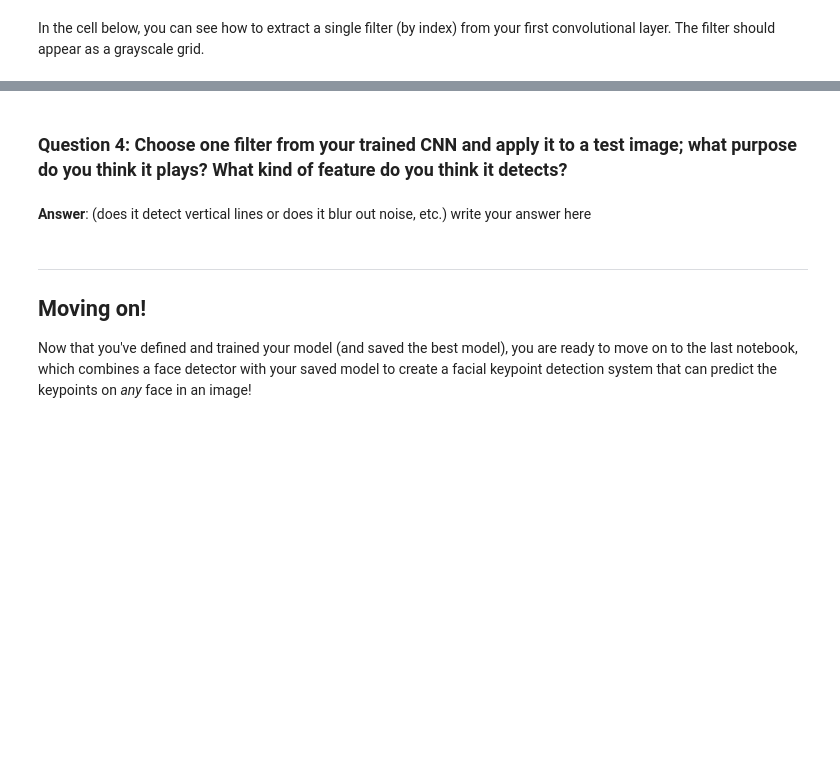
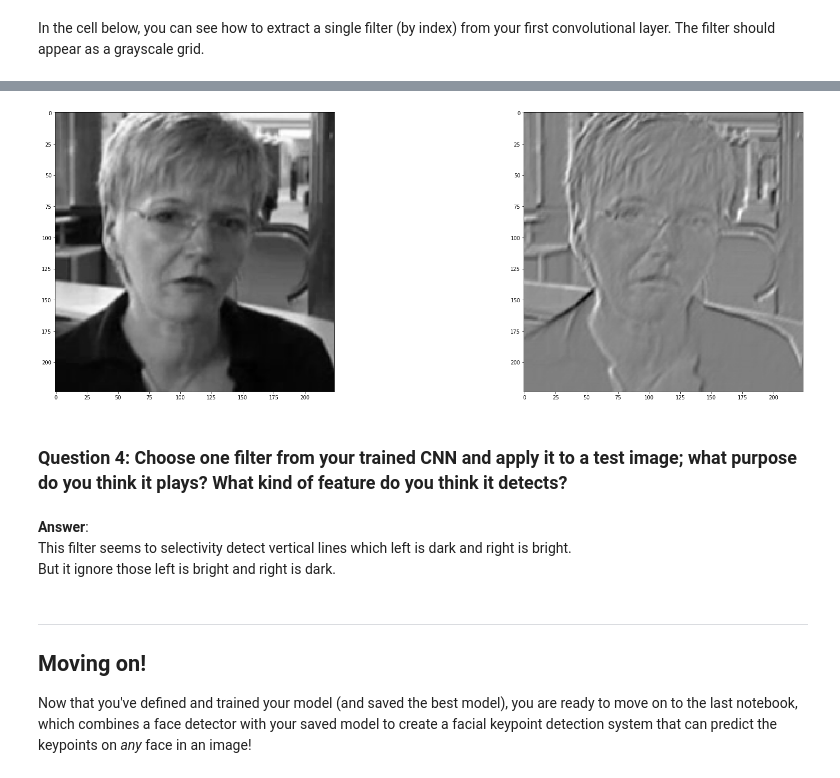
Before and after one commit to mikethreeacer/Facial-Keypoint-Detection, a Jupyter notebook: 2. Define the Network Architecture.ipynb, the cells around one changed output, grey strips where cells are left out. Drawn from its saved outputs; the diff is of its cells as text; code cells hidden in the pictures; blank space fills up the shorter version.

```diff
--- a/2. Define the Network Architecture.ipynb
+++ b/2. Define the Network Architecture.ipynb
@@ -738,13 +770,39 @@ Next, choose a test image and filter it with one of the convolutional kernels in
 ---
 # %%
 ##TODO: load in and display any image from the transformed test dataset
+import cv2
+image_idx = 0
+filter_index = 6
+
+
+image = test_images[image_idx].data
+image = image.numpy()
+image = np.transpose(image, (1, 2, 0))
+image = np.squeeze(image)
+
+fig=plt.figure(figsize=(30, 10))
+columns = 2
+rows = 1
+for i in range(0, columns*rows):
+    fig.add_subplot(rows, columns, i+1)
+    if ((i%2)==0):
+        plt.imshow(image, cmap='gray')
+    else:
+        c = cv2.filter2D(image, -1, w[filter_index][0])
+        plt.imshow(c, cmap='gray')
+plt.show()
+
 
 ## TODO: Using cv's filter2D function,
 ## apply a specific set of filter weights (like the one displayed above) to the test image
+# %% [output]
+[figure, added]
 # %% [markdown]
 ### Question 4: Choose one filter from your trained CNN and apply it to a test image; what purpose do you think it plays? What kind of feature do you think it detects?
-# %% [markdown]
-**Answer**: (does it detect vertical lines or does it blur out noise, etc.) write your answer here
+# %% [markdown]
+**Answer**:
+<br/>This filter seems to selectivity detect vertical lines which left is dark and right is bright.
+<br/>But it ignore those left is bright and right is dark.
 # %% [markdown]
 ---
 ## Moving on!
```
Also changed, not shown: parts of 11 cells of this notebook.
